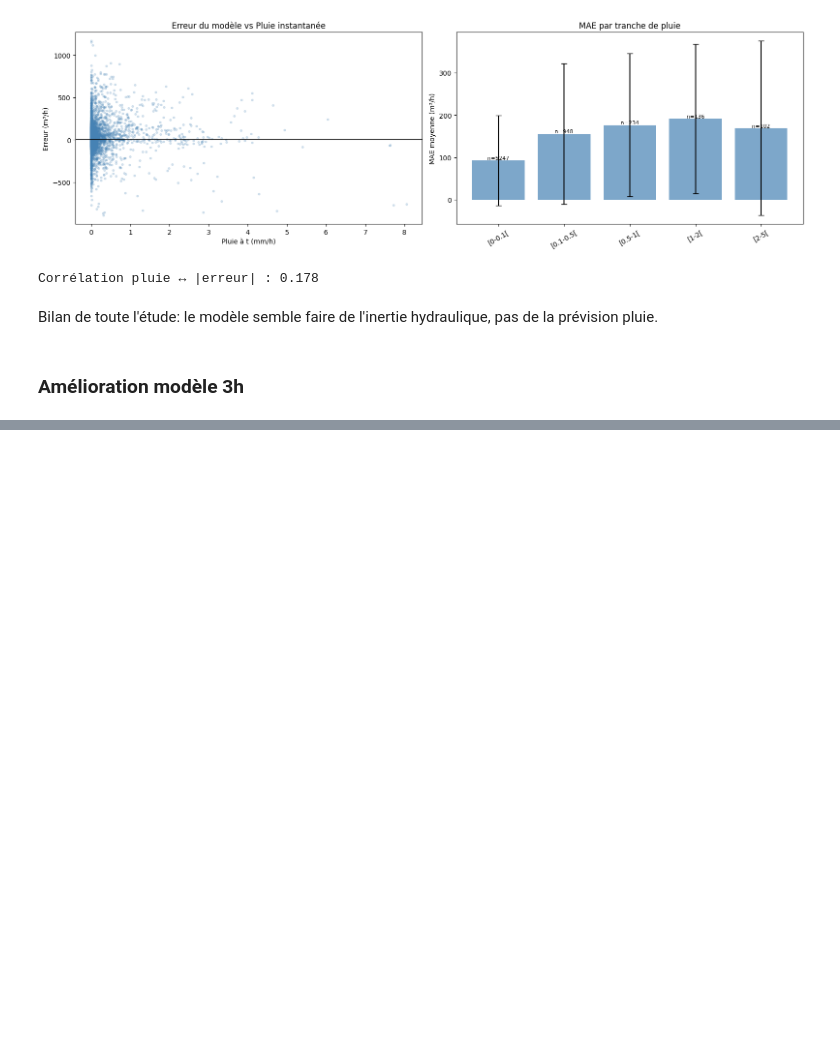
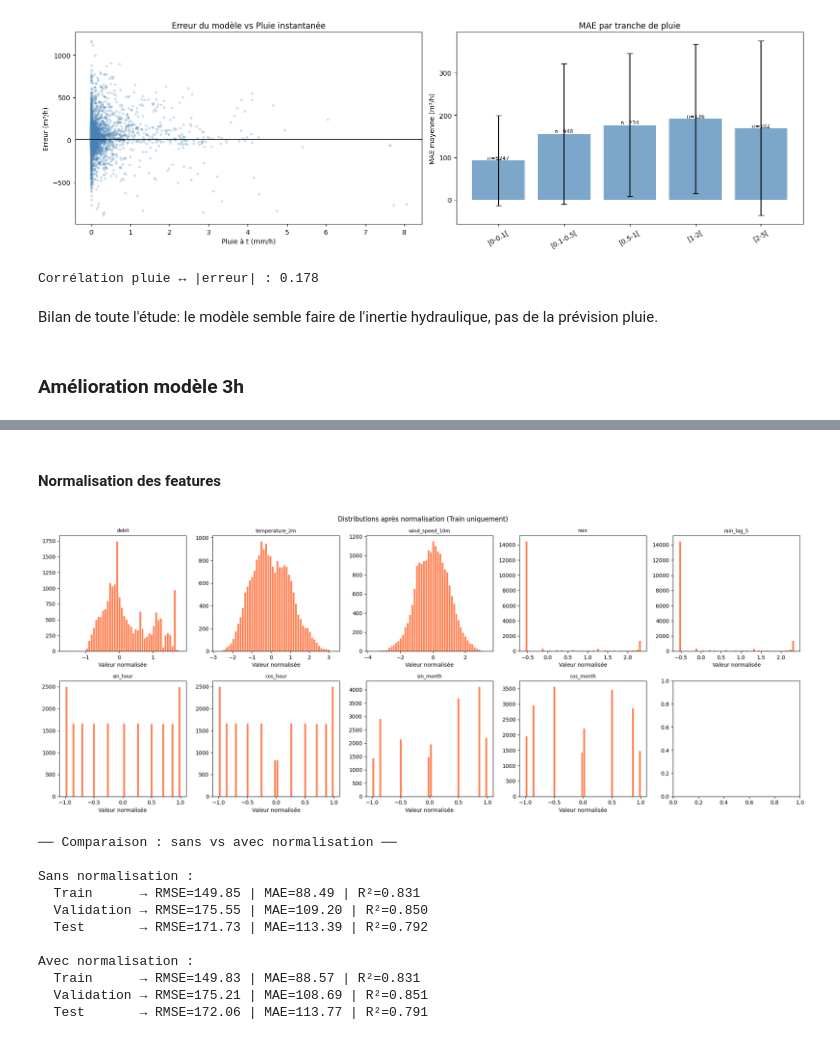
Before and after one commit to TortueAgile22/Capstone, a Jupyter notebook: py_ipynb_files/Modèles/Modele_station_C.ipynb, the cells around one changed output, grey strips where cells are left out. Cells and saved outputs as stored; diff of their text form; code cells hidden in the pictures; blank space fills up the shorter version.

```diff
--- a/py_ipynb_files/Modèles/Modele_station_C.ipynb
+++ b/py_ipynb_files/Modèles/Modele_station_C.ipynb
@@ -594,0 +661,73 @@ v2 pluie     → RMSE=279.64 | MAE=178.40 | R²=0.258
+# %% [markdown]
+#### Normalisation des features
+# %%
+from sklearn.preprocessing import StandardScaler, RobustScaler, PowerTransformer
+
+
+normalisation_map = {
+    'debit':          RobustScaler(),      # bimodale + hard cap → robuste aux outliers
+    'temperature_2m': StandardScaler(),    # gaussienne → z-score
+    'wind_speed_10m': PowerTransformer(),  # asymétrique droite → Yeo-Johnson
+    'rain':           PowerTransformer(),  # pic en 0 + queue droite → Yeo-Johnson
+    'rain_lag_5':     PowerTransformer(),  # idem
+    # sin/cos : pas de transformation
+}
+
+cols_no_transform = ['sin_hour', 'cos_hour', 'sin_month', 'cos_month']
+
+
+X_train_norm = X_train_b.copy()
+X_val_norm   = X_val_b.copy()
+X_test_norm  = X_test_b.copy()
+
+fitted_scalers = {}
+for col, scaler in normalisation_map.items():
+    scaler.fit(X_train_b[[col]])
+    X_train_norm[col] = scaler.transform(X_train_b[[col]])
+    X_val_norm[col]   = scaler.transform(X_val_b[[col]])
+    X_test_norm[col]  = scaler.transform(X_test_b[[col]])
+    fitted_scalers[col] = scaler  # sauvegarde pour inférence future
+
+# Vérification visuelle après normalisation
+fig, axes = plt.subplots(2, 5, figsize=(20, 8))
+for i, col in enumerate(feature_cols_base):
+    axes[i//5][i%5].hist(X_train_norm[col].dropna(), bins=50, color='coral', edgecolor='white')
+    axes[i//5][i%5].set_title(f'{col}', fontsize=9)
+    axes[i//5][i%5].set_xlabel('Valeur normalisée')
+plt.suptitle('Distributions après normalisation (Train uniquement)', fontsize=12)
+plt.tight_layout()
+plt.show()
+
+# Entraînement avec normalisation
+model_norm = xgb.XGBRegressor(
+    max_depth=3, n_estimators=300, learning_rate=0.05,
+    reg_alpha=1.0, reg_lambda=5.0, random_state=42
+)
+model_norm.fit(X_train_norm, y_train_b)
+
+y_pred_train_n = model_norm.predict(X_train_norm)
+y_pred_val_n   = model_norm.predict(X_val_norm)
+y_pred_test_n  = model_norm.predict(X_test_norm)
+
+print("── Comparaison : sans vs avec normalisation ──")
+print("\nSans normalisation :")
+print_metrics("  Train",      y_train_b, y_pred_train_b)
+print_metrics("  Validation", y_val_b,   y_pred_val_b)
+print_metrics("  Test",       y_test_b,  y_pred_test_b)
+print("\nAvec normalisation :")
+print_metrics("  Train",      y_train_b, y_pred_train_n)
+print_metrics("  Validation", y_val_b,   y_pred_val_n)
+print_metrics("  Test",       y_test_b,  y_pred_test_n)
+# %% [output]
+[figure, added]
+── Comparaison : sans vs avec normalisation ──
+
+Sans normalisation :
+  Train      → RMSE=149.85 | MAE=88.49 | R²=0.831
+  Validation → RMSE=175.55 | MAE=109.20 | R²=0.850
+  Test       → RMSE=171.73 | MAE=113.39 | R²=0.792
+
+Avec normalisation :
+  Train      → RMSE=149.83 | MAE=88.57 | R²=0.831
+  Validation → RMSE=175.21 | MAE=108.69 | R²=0.851
+  Test       → RMSE=172.06 | MAE=113.77 | R²=0.791
```
Also changed, not shown: parts of 8 cells of this notebook.
